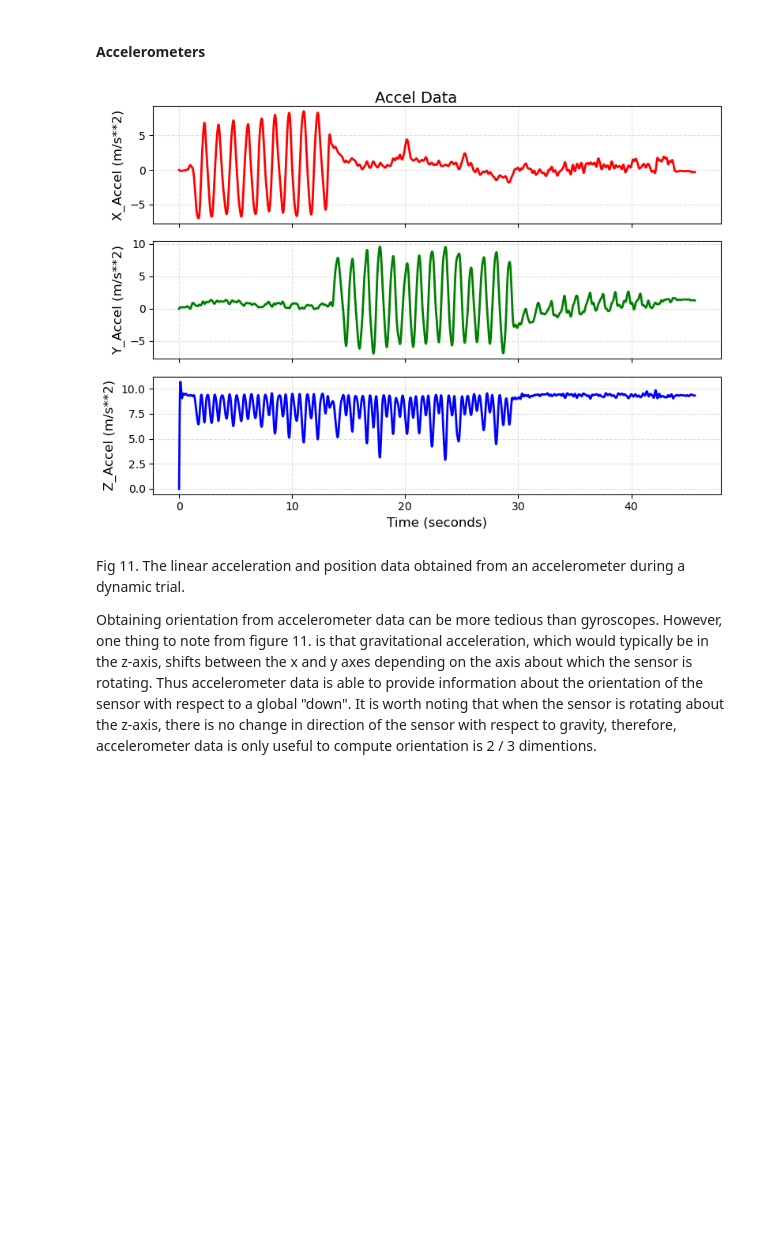
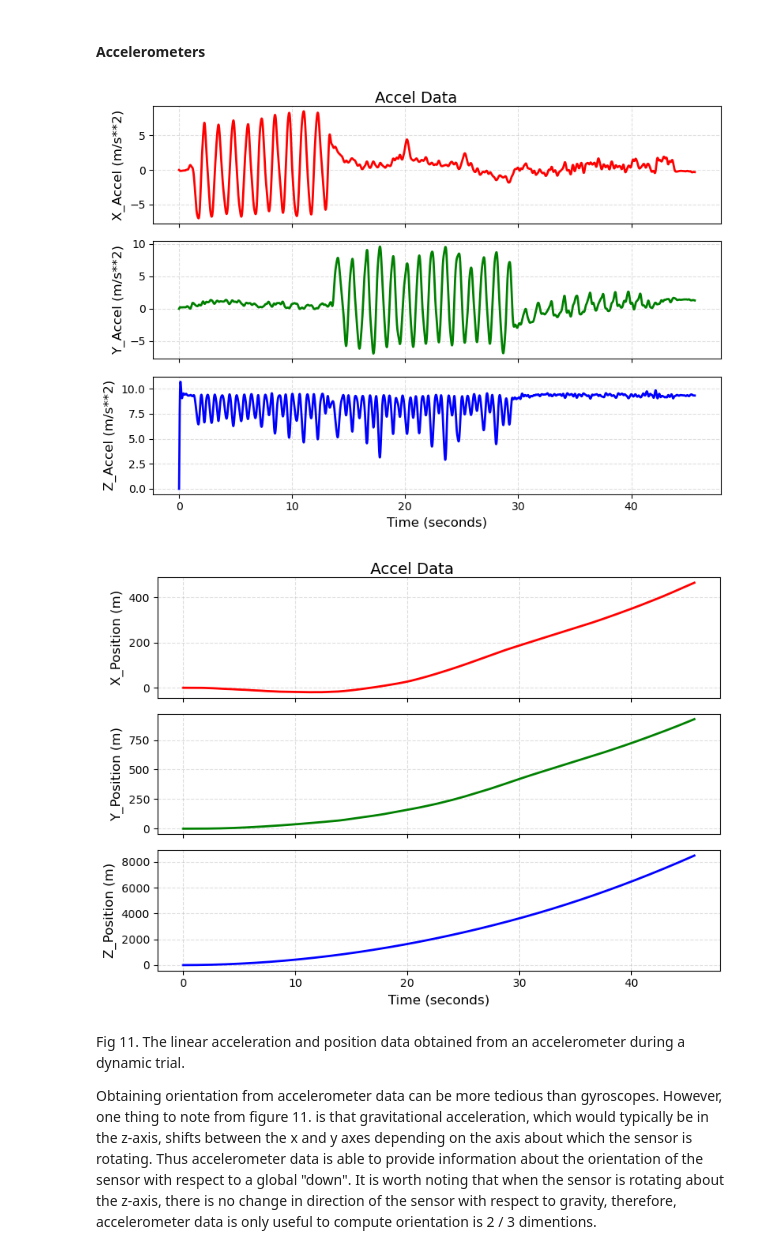
Before and after one commit to jlwry/IMU-Fundamentals, a Jupyter notebook: IMU_Fundamentals.ipynb, the cells around one changed output. Cells and saved outputs as stored; diff of their text form; code cells hidden in the pictures; blank space fills up the shorter version.

```diff
--- a/IMU_Fundamentals.ipynb
+++ b/IMU_Fundamentals.ipynb
@@ -248,13 +243,16 @@ Calibrating the data removed a significant amount of gyroscope drift. The sequen
 # %%
 # Filter the data to get rid of obvious outliers and noise
 filtered_accel = filter_data(rotations, cutoff = 4, frequency = 120, sensor_type= 'accel')
-#int_rot = integrate(filtered_accel, frequency = 120, times = 2, sensor_type = 'accel')
+int_rot = integrate(filtered_accel, frequency = 120, times = 2, sensor_type = 'accel')
+
+
 
 # Visualize the raw data
 plot_xyz(filtered_accel, div_time = 120, tlabel = 'seconds', ylabel="Accel (m/s**2)", sensor_type = 'accel')
-#plot_xyz(int_rot, div_time=120, tlabel = 'seconds', ylabel='Position (m)', sensor_type='accel')
+plot_xyz(int_rot, div_time=120, tlabel = 'seconds', ylabel='Position (m)', sensor_type='accel')
 # %% [output]
 [figure]
+[figure, added]
 # %% [markdown]
 Fig 11. The linear acceleration and position data obtained from an accelerometer during a dynamic trial.
 
```
Also changed, not shown: parts of 9 cells of this notebook.
